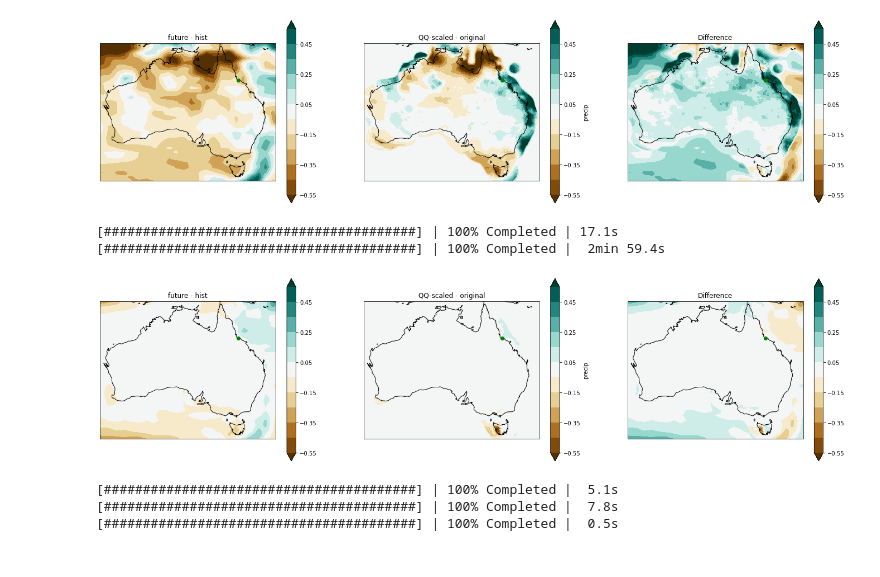
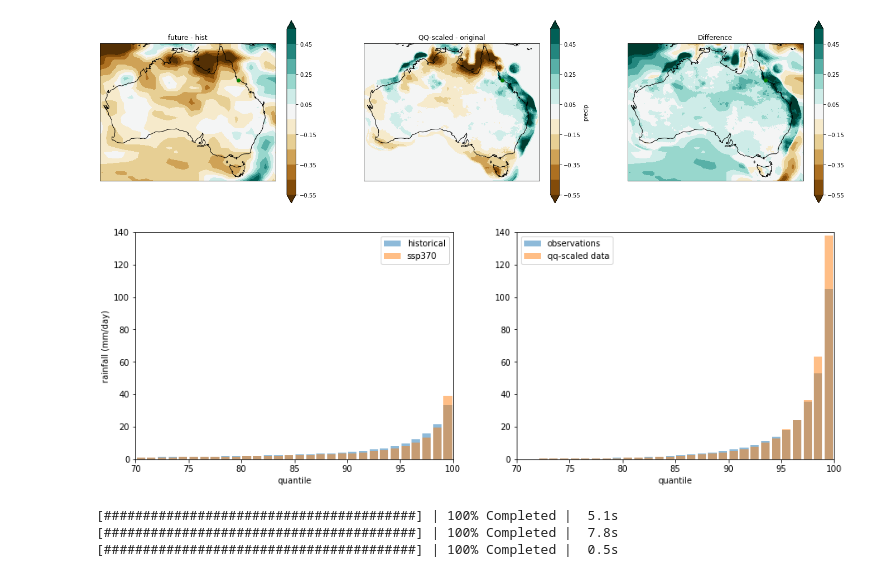
Before and after one commit to AusClimateService/qqscale, a Jupyter notebook: example_validation/pr-qdc-multiplicative-ssr_day_AGCD-ACCESS-ESM1-5_ssp370_r1i1p1f1_20350101-20641231.ipynb, the cells around one changed output. Cells and saved outputs as stored; diff of their text form; code cells hidden in the pictures.

```diff
--- a/example_validation/pr-qdc-multiplicative-ssr_day_AGCD-ACCESS-ESM1-5_ssp370_r1i1p1f1_20350101-20641231.ipynb
+++ b/example_validation/pr-qdc-multiplicative-ssr_day_AGCD-ACCESS-ESM1-5_ssp370_r1i1p1f1_20350101-20641231.ipynb
@@ -128,3 +158,6 @@ cell_measures :
 area: areacella
 history :
 2019-11-15T17:41:46Z altered by CMOR: replaced missing value flag (-1.07374e+09) with standard missing value (1e+20).
+# %%
+hist_q_annual = utils.get_ref_q(ds_hist[hist_var], ds_adjust['quantiles'].data, timescale='annual')
+hist_q_annual = hist_q_annual.compute()
@@ -163,3 +198,6 @@ cell_measures :
 area: areacella
 history :
 2019-11-15T10:39:53Z altered by CMOR: replaced missing value flag (-1.07374e+09) with standard missing value (1e+20).
+# %%
+ref_q_annual = utils.get_ref_q(ds_ref[ref_var], ds_adjust['quantiles'].data, timescale='annual')
+ref_q_annual = ref_q_annual.compute()
@@ -315,0 +330,3 @@ target_q = target_q.compute()
+# %%
+target_q_annual = utils.get_ref_q(ds_target[target_var], ds_adjust['quantiles'].data, timescale='annual')
+target_q_annual = target_q_annual.compute()
@@ -318,3 +340,6 @@ ds_qq = xr.open_dataset(qq_file)
+# %%
+qq_q_annual = utils.get_ref_q(ds_qq[target_var], ds_adjust['quantiles'].data, timescale='annual')
+qq_q_annual = qq_q_annual.compute()
 # %%
 lat_min_qq = ds_qq['lat'].values.min()
 lat_max_qq = ds_qq['lat'].values.max()
@@ -631,12 +666,36 @@ compare_datasets(ds_hist[hist_var], ds_ref[ref_var], ds_target[target_var], ds_q
 [########################################] | 100% Completed | 32.3s
 [########################################] | 100% Completed |  7min 33.3s
 [figure]
-# %%
-compare_datasets(ds_hist[hist_var], ds_ref[ref_var], ds_target[target_var], ds_qq[target_var], metric='50pct')
-# %% [output]
-[########################################] | 100% Completed | 17.1s
-[########################################] | 100% Completed |  2min 59.4s
-[figure, removed]
+# %%
+fig = plt.figure(figsize=[15, 5])
+ax1 = fig.add_subplot(122)
+ax2 = fig.add_subplot(121)
+
+obs_data = target_q_annual.sel({'lat': example_lat, 'lon': example_lon}, method='nearest').values
+qq_data = qq_q_annual.sel({'lat': example_lat, 'lon': example_lon}, method='nearest').values
+hist_data = hist_q_annual.sel({'lat': example_lat, 'lon': example_lon}, method='nearest').values
+future_data = ref_q_annual.sel({'lat': example_lat, 'lon': example_lon}, method='nearest').values
+quantiles = target_q_annual['quantiles'].data * 100
+
+ax1.bar(quantiles, obs_data, alpha=0.5, label='observations')
+ax1.bar(quantiles, qq_data, alpha=0.5, label='qq-scaled data')
+ax2.bar(quantiles, hist_data, alpha=0.5, label='historical')
+ax2.bar(quantiles, future_data, alpha=0.5, label='ssp370')
+
+ax1.set_xlim(70, 100)
+ax1.set_ylim(0, 140)
+ax1.legend()
+ax1.set_xlabel('quantile')
+
+ax2.set_xlim(70, 100)
+ax2.set_ylim(0, 140)
+ax2.legend()
+ax2.set_ylabel('rainfall (mm/day)')
+ax2.set_xlabel('quantile')
+
+plt.show()
+# %% [output]
+[figure, added]
 # %%
 fig, ax = plt.subplots(figsize=[14, 7])
 if 'lat' in ds_qq.dims:
```
Also changed, not shown: parts of 12 cells of this notebook, 1 other file.
